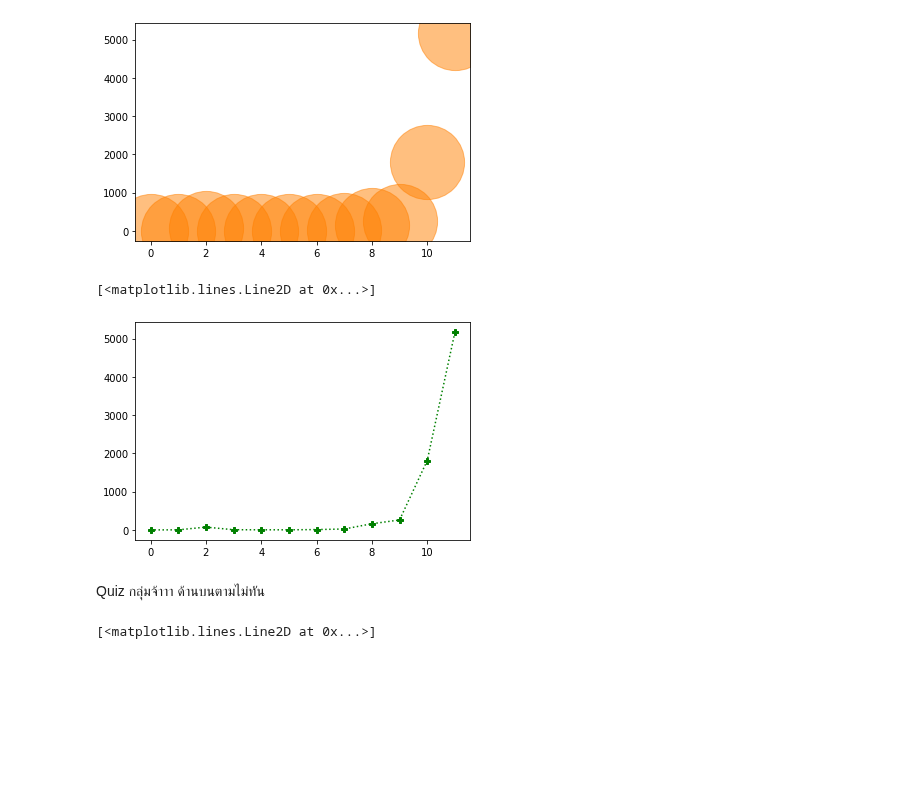
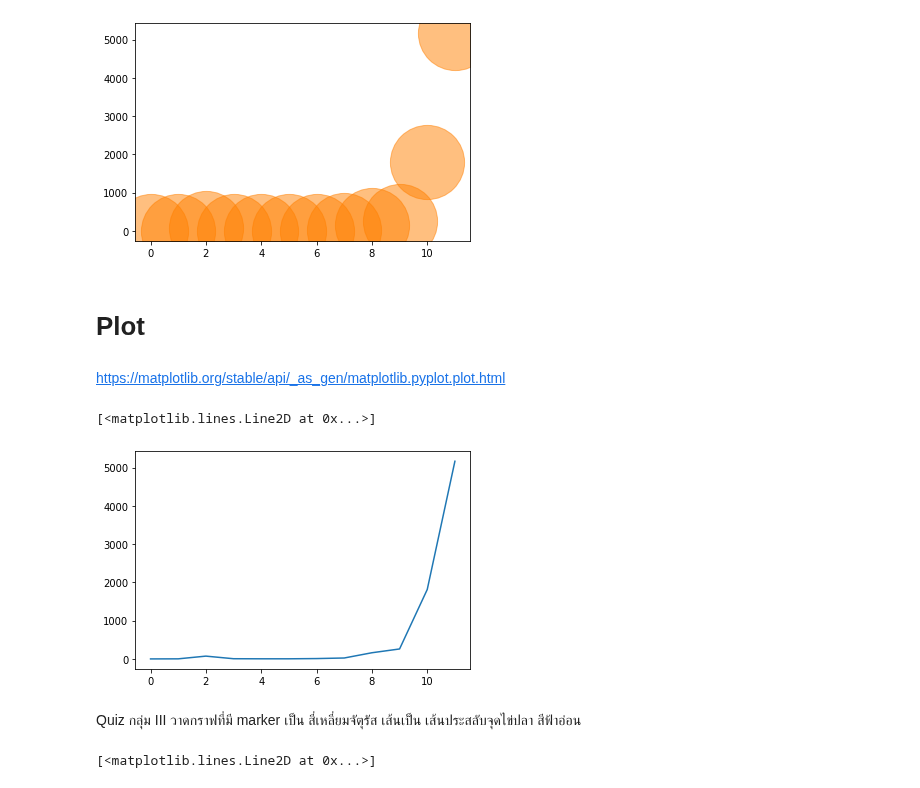
Before and after one commit to Chanakarn06/DWDM21, a Jupyter notebook: Data_Visualization.ipynb, the cells around one changed output. Saved outputs shown, nothing was run; the diff lists cells and outputs as text; code cells hidden in the pictures; blank space fills up the shorter version.

Commit message:
จบ visualization

```diff
--- a/Data_Visualization.ipynb
+++ b/Data_Visualization.ipynb
@@ -155,13 +155,18 @@ plt.scatter(range(len(data.iloc[::50,1])),data.iloc[::50,1],s=5500,c=[[1.,0.5,0]
 # %% [output]
 <matplotlib.collections.PathCollection at 0x...>
 [figure]
+# %% [markdown]
+# Plot
+# %% [markdown]
+https://matplotlib.org/stable/api/_as_gen/matplotlib.pyplot.plot.html
 # %%
-plt.plot(range(len(data.iloc[::50,1])),data.iloc[::50,1],'P:g')
+
+plt.plot(range(len(data.iloc[::50,1])),data.iloc[::50,1])
 # %% [output]
 [<matplotlib.lines.Line2D at 0x...>]
-[figure, old version]
+[figure, new version]
-# %% [markdown]
-Quiz กลุ่มจ้าาา ด้านบนตามไม่ทัน
+# %% [markdown]
+Quiz กลุ่ม III วาดกราฟที่มี marker เป็น สี่เหลี่ยมจัตุรัส เส้นเป็น เส้นประสลับจุดไข่ปลา สีฟ้าอ่อน
 # %%
 plt.plot(range(len(data.iloc[::50,1])),data.iloc[::50,1],'s-.c')
 # %% [output]
```
Also changed, not shown: parts of 20 cells of this notebook.
